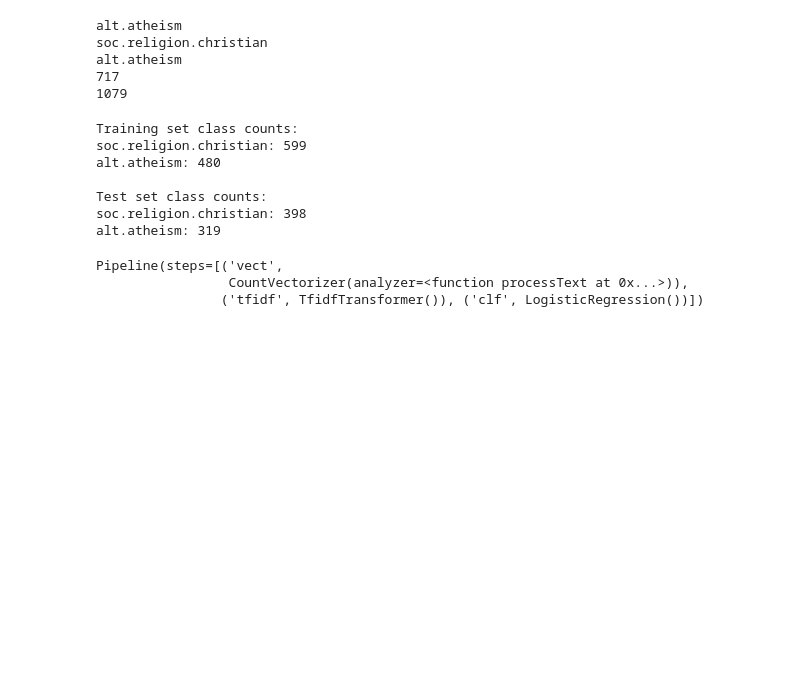
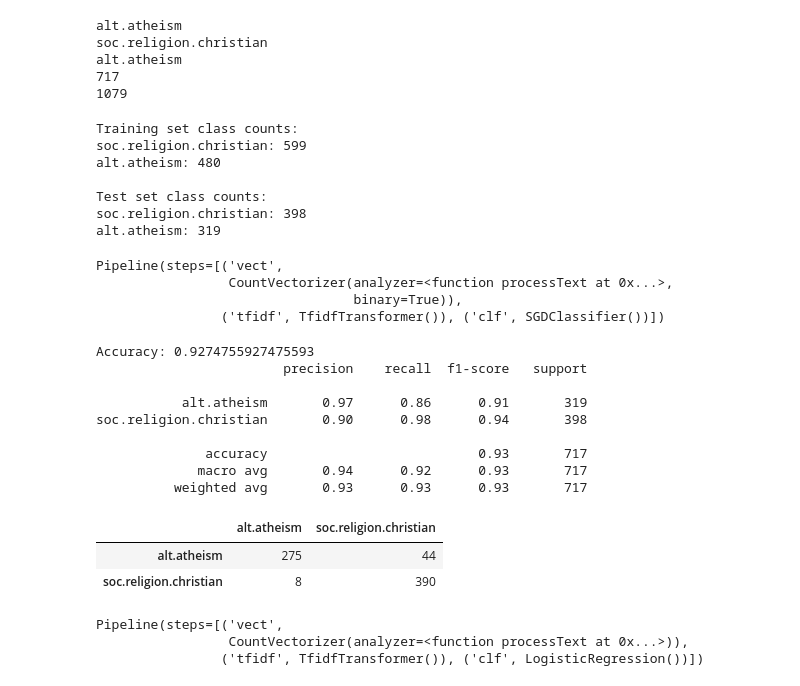
Before and after one commit to InaJaweed/Text_Mining-CS3TM20, a Jupyter notebook: TextMineCW.ipynb, the cells around one changed output. Saved outputs shown, nothing was run; the diff lists cells and outputs as text; code cells hidden in the pictures; blank space fills up the shorter version.

Commit message:
different pipeline methods

```diff
--- a/TextMineCW.ipynb
+++ b/TextMineCW.ipynb
@@ -339,22 +337,54 @@ Test set class counts:
 soc.religion.christian: 398
 alt.atheism: 319
 # %%
-# from sklearn.pipeline import Pipeline
-# from sklearn.feature_extraction.text import CountVectorizer
-# from sklearn.feature_extraction.text import TfidfTransformer
-# from sklearn.linear_model import SGDClassifier, LogisticRegression
+from sklearn.pipeline import Pipeline
+from sklearn.feature_extraction.text import CountVectorizer
+from sklearn.feature_extraction.text import TfidfTransformer
+from sklearn.linear_model import SGDClassifier, LogisticRegression
 
-# text_clf = Pipeline([
-#     ('vect', CountVectorizer(binary=True,analyzer=processText)),
-#     #('vect', CountVectorizer(binary=False,analyzer=processText))
-#     #('vect', CountVectorizer(binary=True,analyzer=getTags))
-#     #('vect', CountVectorizer(binary=False,analyzer=getTags)) #preprocessing task
-#     #('tfidf', TfidfTransformer(use_idf=True)), #feature extraction
+text_clf = Pipeline([
+    ('vect', CountVectorizer(binary=True,analyzer=processText)),
+    #('vect', CountVectorizer(binary=False,analyzer=processText))
+    #('vect', CountVectorizer(binary=False,analyzer=getTags)) #preprocessing task
+    ('tfidf', TfidfTransformer(use_idf=True)), #feature extraction
 
-#     ('clf', SGDClassifier())
-#     # ('clf', LogisticRegression())
+    ('clf', SGDClassifier())
+    # ('clf', LogisticRegression())
 
-# ])
+])
+# %%
+text_clf.fit(twenty_train1.data, twenty_train1.target)
+# %% [output]
+Pipeline(steps=[('vect',
+                 CountVectorizer(analyzer=<function processText at 0x...>,
+                                 binary=True)),
+                ('tfidf', TfidfTransformer()), ('clf', SGDClassifier())])
+# %%
+# To make prediction with dev/test set
+predicted = text_clf.predict(twenty_test1.data)
+# %%
+# To evaluate your prediction on dev set
+from sklearn import metrics
+print("Accuracy:", metrics.accuracy_score(twenty_test1.target, predicted))
+
+print(metrics.classification_report(twenty_test1.target, predicted, target_names=twenty_test1.target_names))
+
+# confusion class
+pd.DataFrame(metrics.confusion_matrix(twenty_test1.target, predicted),
+             columns=twenty_test1.target_names,index=twenty_test1.target_names)
+# %% [output]
+Accuracy: 0.9274755927475593
+                        precision    recall  f1-score   support
+
+           alt.atheism       0.97      0.86      0.91       319
+soc.religion.christian       0.90      0.98      0.94       398
+
+              accuracy                           0.93       717
+             macro avg       0.94      0.92      0.93       717
+          weighted avg       0.93      0.93      0.93       717
+|  | alt.atheism | soc.religion.christian |
+| alt.atheism | 275 | 44 |
+| soc.religion.christian | 8 | 390 |
 # %%
 from sklearn.pipeline import Pipeline
 from sklearn.feature_extraction.text import CountVectorizer
```
Also changed, not shown: parts of 3 cells of this notebook.
